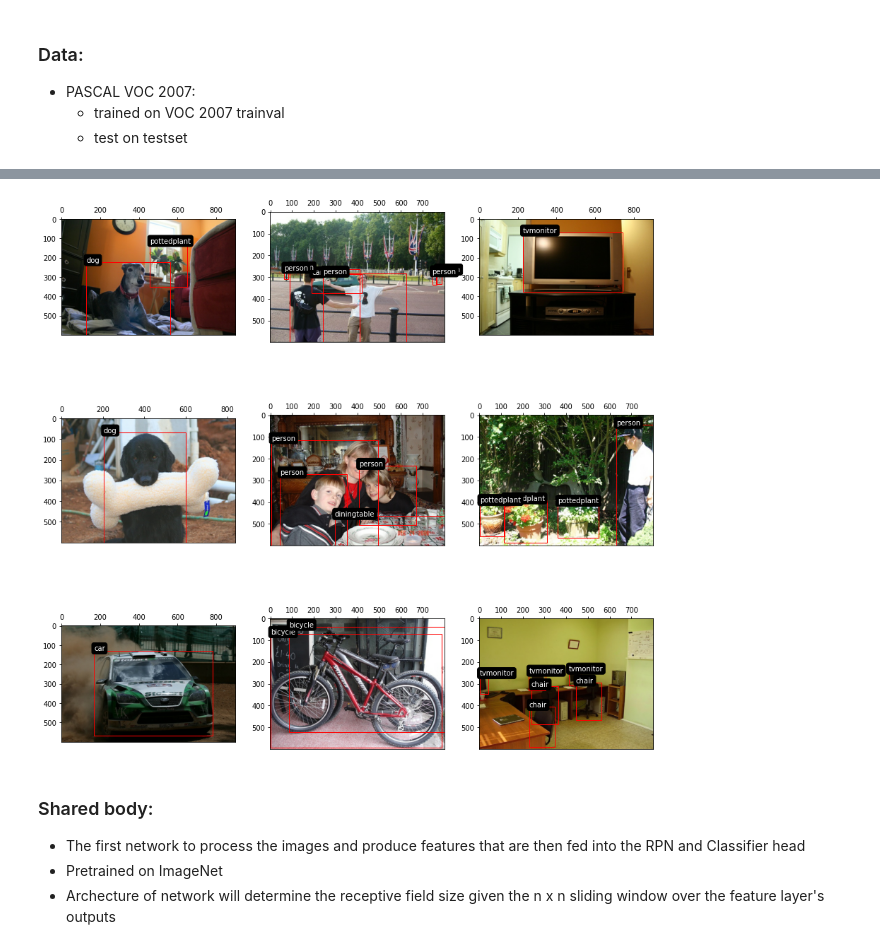
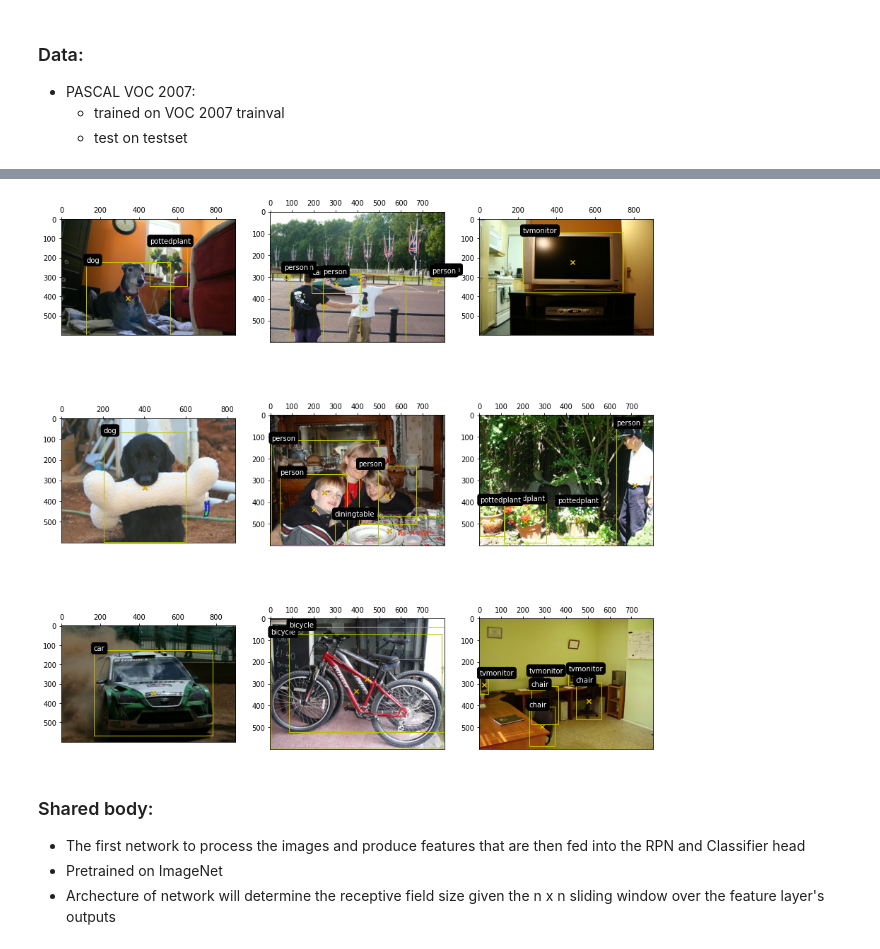
Before and after one commit to stanfidb/models, a Jupyter notebook: FasterRCNN.ipynb, the cells around one changed output, grey strips where cells are left out. Drawn from its saved outputs; the diff is of its cells as text; code cells hidden in the pictures.

Commit message:
Reworking bbox plotting.

```diff
--- a/FasterRCNN.ipynb
+++ b/FasterRCNN.ipynb
@@ -135,7 +125,7 @@ def print_bbox_formats():
 # %%
 def voc_to_rcnn_bbox(voc_bbox):
     """ VOC-to-RCNN bounding box format swap.
-        Top-left = (0,0), Bot-right = (W,H)
+        Top-left = (0,0), Bot-right = (W-1,H-1)
         (x,y)-Axes
 
         VOC:  (ymin, xmin, ymax, xmax)
@@ -150,7 +140,7 @@ def voc_to_rcnn_bbox(voc_bbox):
 # %%
 def rcnn_to_voc_bbox(rcnn_bbox):
     """ RCNN-to-VOC bounding box format swap.
-        Top-left = (0,0), Bot-right = (W,H)
+        Top-left = (0,0), Bot-right = (W-1,H-1)
         (x,y)-Axes
 
         RCNN: (center_x, center_y, width, height)
@@ -201,7 +191,7 @@ def preprocess_data(sample):
 # %%
 def rcnn_to_pyplot_bbox(rcnn_bbox):
     """ RCNN-to-PyPlot bounding box format swap.
-        Top-left = (0,0), Bot-right = (W,H)
+        Top-left = (0,0), Bot-right = (W-1,H-1)
         (x,y)-Axes
 
         RCNN:   (center_x, center_y, width, height)
@@ -275,12 +287,13 @@ def plot_rcnn_bboxes(ax, image, bboxes, labels, show_labels=True,
 # %%
 # TESTING:
 #   - test rcnn bounding box plotting
 sample = next(iter(test_ds.take(1)))
 fig, axs = plt.subplots(3,3,figsize=(15,15)); axs = axs.flatten()
 for ax,sample in zip(axs,test_ds.take(9)):
-    plot_rcnn_bboxes(ax, **sample)
+    plot_rcnn_bboxes(**sample, ax=ax, plot_centers=True,
+                     pred_bboxes=sample['bboxes'], pred_labels=sample['labels'])
 # %% [output]
-[figure, old version]
+[figure, new version]
 # %% [markdown]
 ### Shared body:
 - The first network to process the images and produce features that are then fed into the RPN and Classifier head
```
Also changed, not shown: parts of 17 cells of this notebook.
